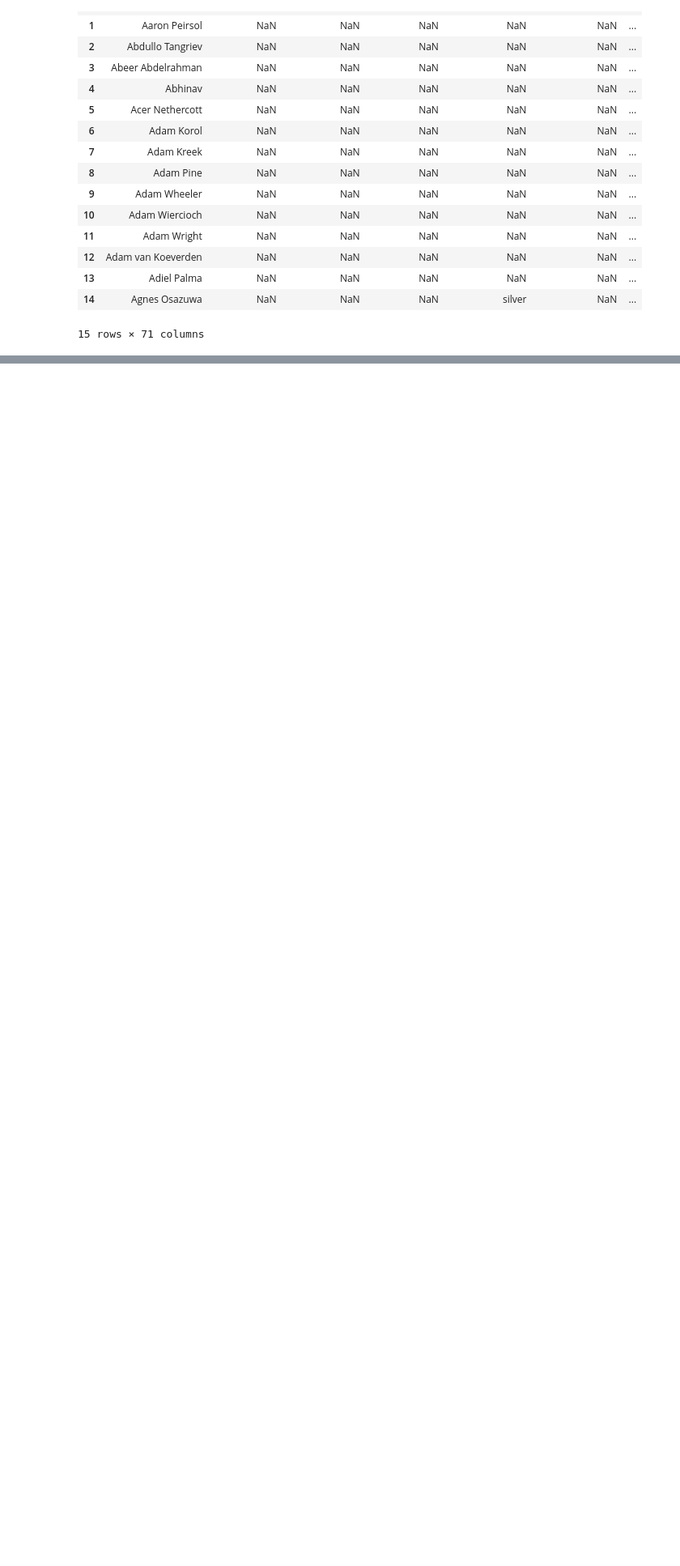
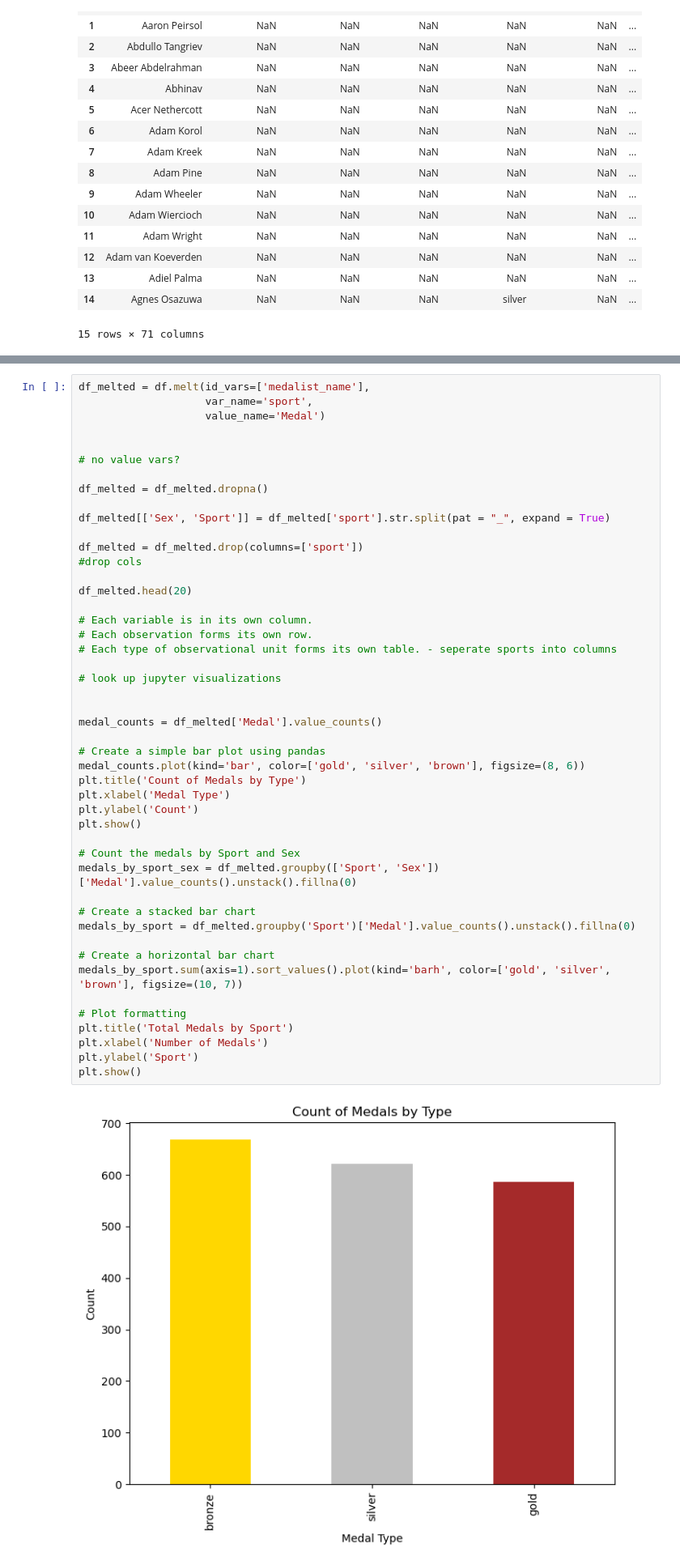
Before and after one commit to wsteadman/Steadman-Data-Science-Portfolio, a Jupyter notebook: Tidy Data Project/Olympians.ipynb, the cells around one changed output, grey strips where cells are left out. Shown: that part at 81% size. Saved outputs shown, nothing was run; the diff lists cells and outputs as text; blank space fills up the shorter version.

```diff
--- a/Tidy Data Project/Olympians.ipynb
+++ b/Tidy Data Project/Olympians.ipynb
@@ -51,0 +24,49 @@ df_melted.head(20)
+# %%
+df_melted = df.melt(id_vars=['medalist_name'],
+                    var_name='sport',
+                    value_name='Medal')
+
+
+# no value vars?
+
+df_melted = df_melted.dropna()
+
+df_melted[['Sex', 'Sport']] = df_melted['sport'].str.split(pat = "_", expand = True)
+
+df_melted = df_melted.drop(columns=['sport'])
+#drop cols
+
+df_melted.head(20)
+
+# Each variable is in its own column.
+# Each observation forms its own row.
+# Each type of observational unit forms its own table. - seperate sports into columns
+
+# look up jupyter visualizations
+
+
+medal_counts = df_melted['Medal'].value_counts()
+
+# Create a simple bar plot using pandas
+medal_counts.plot(kind='bar', color=['gold', 'silver', 'brown'], figsize=(8, 6))
+plt.title('Count of Medals by Type')
+plt.xlabel('Medal Type')
+plt.ylabel('Count')
+plt.show()
+
+# Count the medals by Sport and Sex
+medals_by_sport_sex = df_melted.groupby(['Sport', 'Sex'])['Medal'].value_counts().unstack().fillna(0)
+
+# Create a stacked bar chart
+medals_by_sport = df_melted.groupby('Sport')['Medal'].value_counts().unstack().fillna(0)
+
+# Create a horizontal bar chart
+medals_by_sport.sum(axis=1).sort_values().plot(kind='barh', color=['gold', 'silver', 'brown'], figsize=(10, 7))
+
+# Plot formatting
+plt.title('Total Medals by Sport')
+plt.xlabel('Number of Medals')
+plt.ylabel('Sport')
+plt.show()
+# %% [output]
+[figure, added]
```
Also changed, not shown: parts of 2 cells of this notebook.
